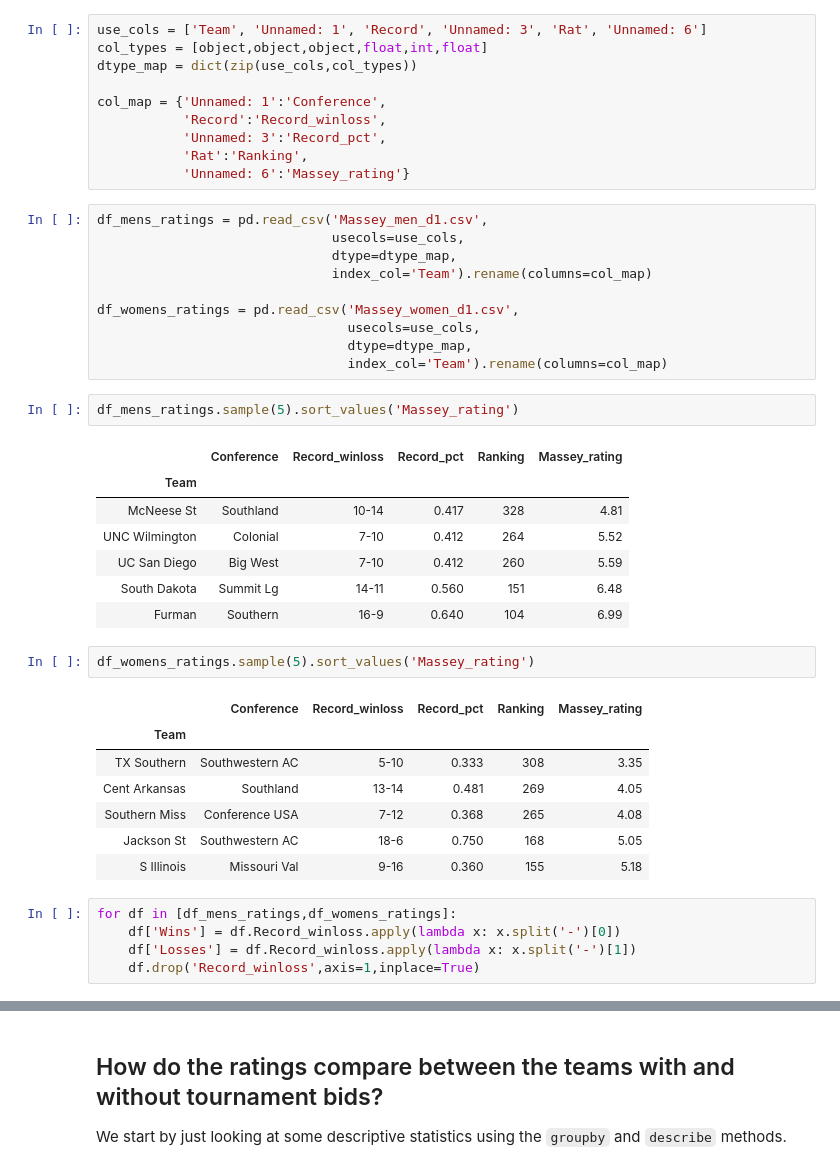
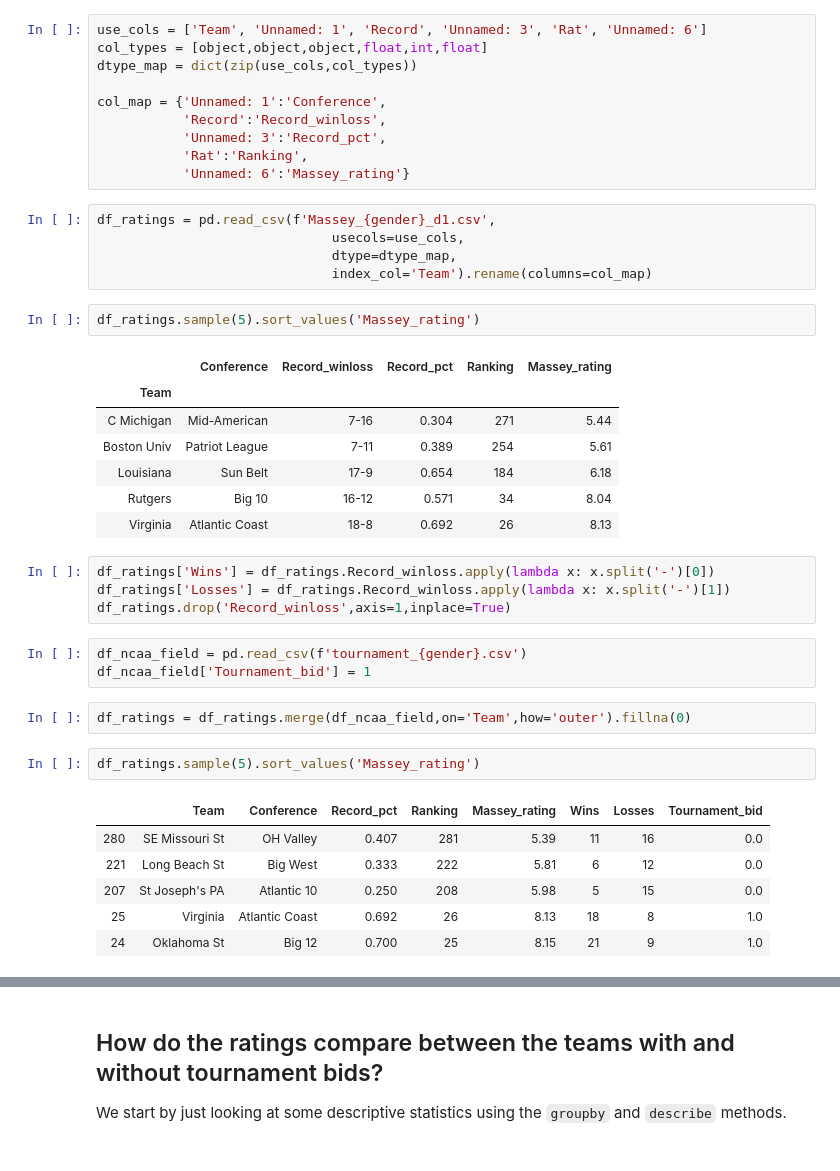
Before and after one commit to bjloe/March_Madness, a Jupyter notebook: March_Madness_ML.ipynb, the cells around one changed output, grey strips where cells are left out. Drawn from its saved outputs; the diff is of its cells as text.

```diff
--- a/March_Madness_ML.ipynb
+++ b/March_Madness_ML.ipynb
@@ -43,37 +58,35 @@ col_map = {'Unnamed: 1':'Conference',
            'Rat':'Ranking',
            'Unnamed: 6':'Massey_rating'}
 # %%
-df_mens_ratings = pd.read_csv('Massey_men_d1.csv',
+df_ratings = pd.read_csv(f'Massey_{gender}_d1.csv',
                               usecols=use_cols,
                               dtype=dtype_map,
                               index_col='Team').rename(columns=col_map)
-
-df_womens_ratings = pd.read_csv('Massey_women_d1.csv',
-                                usecols=use_cols,
-                                dtype=dtype_map,
-                                index_col='Team').rename(columns=col_map)
 # %%
-df_mens_ratings.sample(5).sort_values('Massey_rating')
+df_ratings.sample(5).sort_values('Massey_rating')
 # %% [output]
 |  | Conference | Record_winloss | Record_pct | Ranking | Massey_rating |
 | Team |  |  |  |  |  |
-| McNeese St | Southland | 10-14 | 0.417 | 328 | 4.81 |
-| UNC Wilmington | Colonial | 7-10 | 0.412 | 264 | 5.52 |
-| UC San Diego | Big West | 7-10 | 0.412 | 260 | 5.59 |
-| South Dakota | Summit Lg | 14-11 | 0.560 | 151 | 6.48 |
-| Furman | Southern | 16-9 | 0.640 | 104 | 6.99 |
+| C Michigan | Mid-American | 7-16 | 0.304 | 271 | 5.44 |
+| Boston Univ | Patriot League | 7-11 | 0.389 | 254 | 5.61 |
+| Louisiana | Sun Belt | 17-9 | 0.654 | 184 | 6.18 |
+| Rutgers | Big 10 | 16-12 | 0.571 | 34 | 8.04 |
+| Virginia | Atlantic Coast | 18-8 | 0.692 | 26 | 8.13 |
+# %%
+df_ratings['Wins'] = df_ratings.Record_winloss.apply(lambda x: x.split('-')[0])
+df_ratings['Losses'] = df_ratings.Record_winloss.apply(lambda x: x.split('-')[1])
+df_ratings.drop('Record_winloss',axis=1,inplace=True)
+# %%
+df_ncaa_field = pd.read_csv(f'tournament_{gender}.csv')
+df_ncaa_field['Tournament_bid'] = 1
+# %%
+df_ratings = df_ratings.merge(df_ncaa_field,on='Team',how='outer').fillna(0)
 # %%
-df_womens_ratings.sample(5).sort_values('Massey_rating')
+df_ratings.sample(5).sort_values('Massey_rating')
 # %% [output]
-|  | Conference | Record_winloss | Record_pct | Ranking | Massey_rating |
-| Team |  |  |  |  |  |
-| TX Southern | Southwestern AC | 5-10 | 0.333 | 308 | 3.35 |
-| Cent Arkansas | Southland | 13-14 | 0.481 | 269 | 4.05 |
-| Southern Miss | Conference USA | 7-12 | 0.368 | 265 | 4.08 |
-| Jackson St | Southwestern AC | 18-6 | 0.750 | 168 | 5.05 |
-| S Illinois | Missouri Val | 9-16 | 0.360 | 155 | 5.18 |
+|  | Team | Conference | Record_pct | Ranking | Massey_rating | Wins | Losses | Tournament_bid |
+| 280 | SE Missouri St | OH Valley | 0.407 | 281 | 5.39 | 11 | 16 | 0.0 |
+| 221 | Long Beach St | Big West | 0.333 | 222 | 5.81 | 6 | 12 | 0.0 |
+| 207 | St Joseph's PA | Atlantic 10 | 0.250 | 208 | 5.98 | 5 | 15 | 0.0 |
+| 25 | Virginia | Atlantic Coast | 0.692 | 26 | 8.13 | 18 | 8 | 1.0 |
+| 24 | Oklahoma St | Big 12 | 0.700 | 25 | 8.15 | 21 | 9 | 1.0 |
-# %%
-for df in [df_mens_ratings,df_womens_ratings]:
-    df['Wins'] = df.Record_winloss.apply(lambda x: x.split('-')[0])
-    df['Losses'] = df.Record_winloss.apply(lambda x: x.split('-')[1])
-    df.drop('Record_winloss',axis=1,inplace=True)
```
Also changed, not shown: parts of 48 cells of this notebook.
